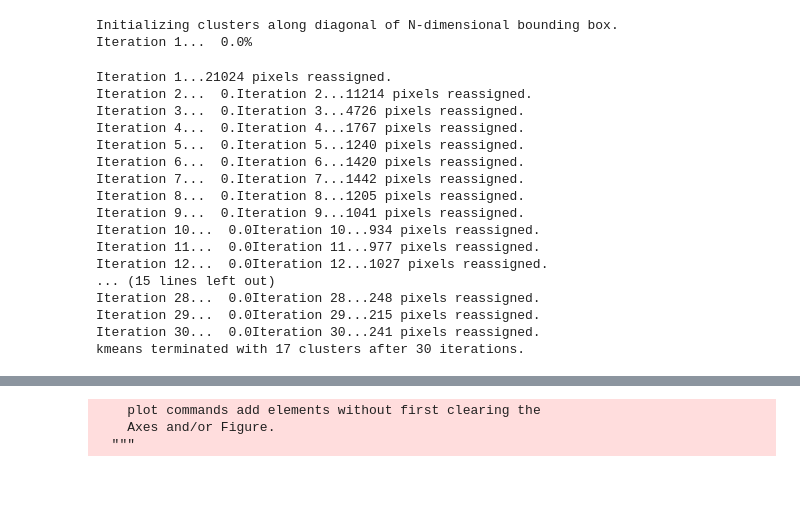
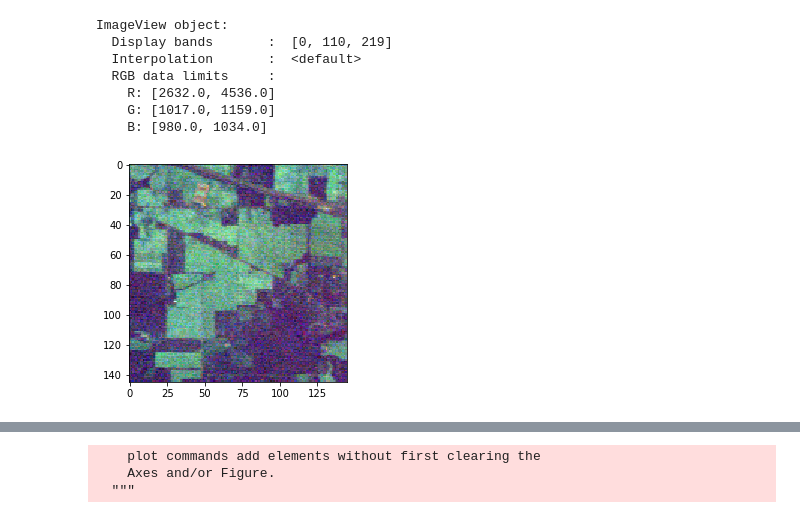
Before and after one commit to woutertrappers/spectral, a Jupyter notebook: Spectral3.ipynb, the cells around one changed output, grey strips where cells are left out. Drawn from its saved outputs; the diff is of its cells as text; code cells hidden in the pictures; blank space fills up the shorter version.

```diff
--- a/Spectral3.ipynb
+++ b/Spectral3.ipynb
@@ -1,26 +1,15 @@
 # %%
 from spectral import *
 
-img = open_image('92AV3C.lan').load()
+img = open_image('92AV3C.lan')#.load()
 
-(m, c) = kmeans(img, 20, 30)
+imshow(img)
 # %% [output]
-Initializing clusters along diagonal of N-dimensional bounding box.
-Iteration 1...  0.0%
+ImageView object:
+  Display bands       :  [0, 110, 219]
+  Interpolation       :  <default>
+  RGB data limits     :
+    R: [2632.0, 4536.0]
+    G: [1017.0, 1159.0]
+    B: [980.0, 1034.0]
-Iteration 1...21024 pixels reassigned.
-Iteration 2...  0.Iteration 2...11214 pixels reassigned.
-Iteration 3...  0.Iteration 3...4726 pixels reassigned.
-Iteration 4...  0.Iteration 4...1767 pixels reassigned.
-Iteration 5...  0.Iteration 5...1240 pixels reassigned.
-Iteration 6...  0.Iteration 6...1420 pixels reassigned.
-Iteration 7...  0.Iteration 7...1442 pixels reassigned.
-Iteration 8...  0.Iteration 8...1205 pixels reassigned.
-Iteration 9...  0.Iteration 9...1041 pixels reassigned.
-Iteration 10...  0.0Iteration 10...934 pixels reassigned.
-Iteration 11...  0.0Iteration 11...977 pixels reassigned.
-Iteration 12...  0.0Iteration 12...1027 pixels reassigned.
-... (15 lines left out)
-Iteration 28...  0.0Iteration 28...248 pixels reassigned.
-Iteration 29...  0.0Iteration 29...215 pixels reassigned.
-Iteration 30...  0.0Iteration 30...241 pixels reassigned.
-kmeans terminated with 17 clusters after 30 iterations.
+[figure, added]
```
Also changed, not shown: parts of 5 cells of this notebook.
